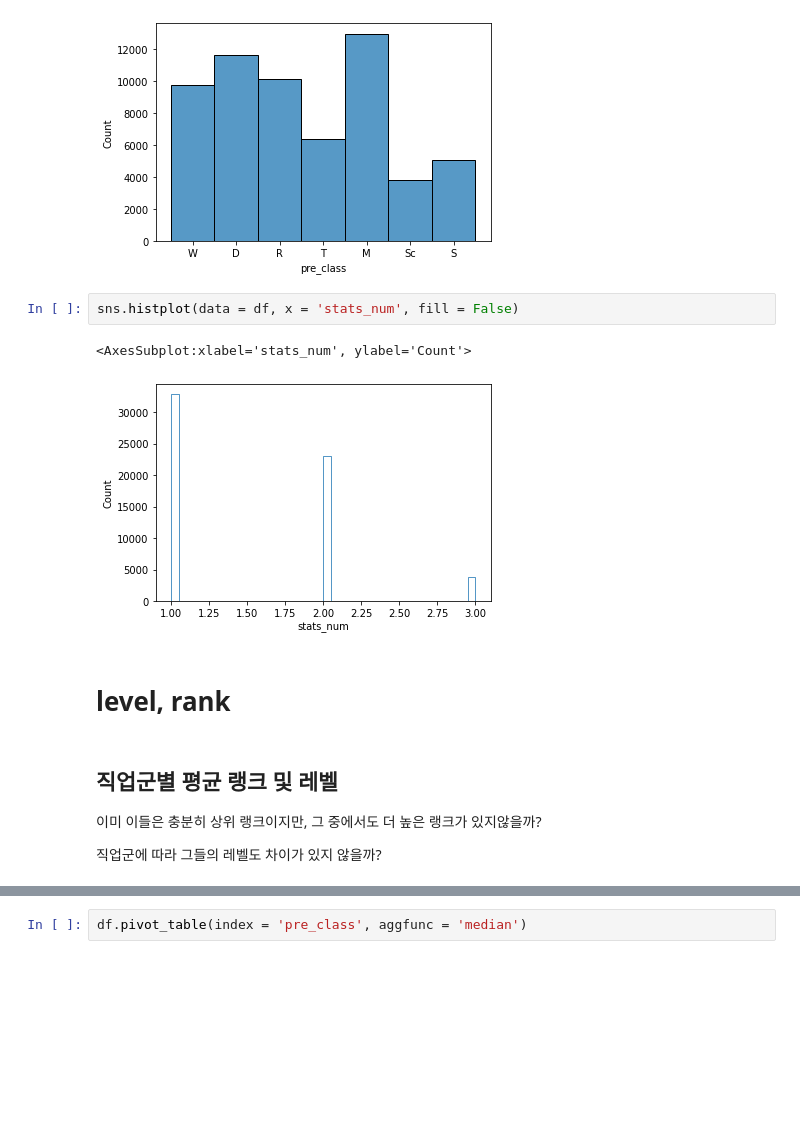
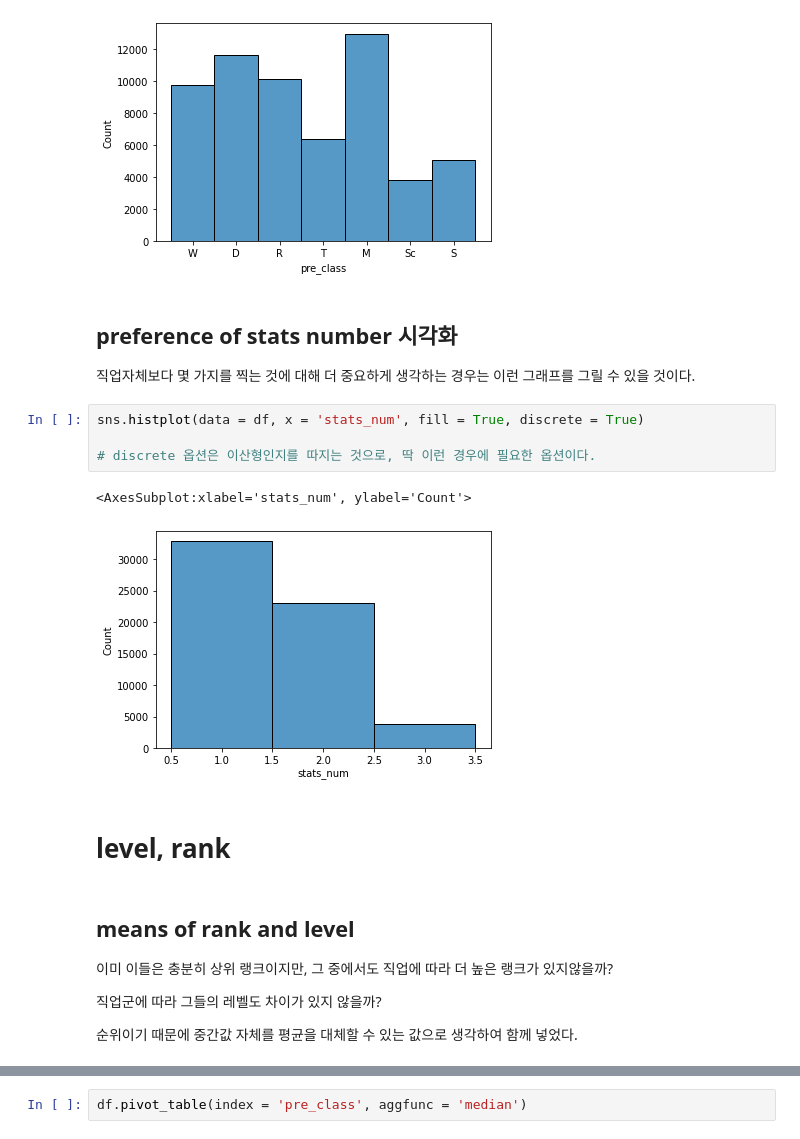
Before and after one commit to Angela-Park-JE/TIL_ver1, a Jupyter notebook: ToyPJT-POE_user/poe_stats_4_EDA_byclass.ipynb, the cells around one changed output, grey strips where cells are left out. Saved outputs shown, nothing was run; the diff lists cells and outputs as text; blank space fills up the shorter version.

```diff
--- a/ToyPJT-POE_user/poe_stats_4_EDA_byclass.ipynb
+++ b/ToyPJT-POE_user/poe_stats_4_EDA_byclass.ipynb
@@ -366,17 +368,25 @@ sns.histplot(data=df, x = 'pre_class')
 # %% [output]
 <AxesSubplot:xlabel='pre_class', ylabel='Count'>
 [figure]
+# %% [markdown]
+## preference of stats number 시각화
+
+직업자체보다 몇 가지를 찍는 것에 대해 더 중요하게 생각하는 경우는 이런 그래프를 그릴 수 있을 것이다.
 # %%
-sns.histplot(data = df, x = 'stats_num', fill = False)
+sns.histplot(data = df, x = 'stats_num', fill = True, discrete = True)
+
+# discrete 옵션은 이산형인지를 따지는 것으로, 딱 이런 경우에 필요한 옵션이다.
 # %% [output]
 <AxesSubplot:xlabel='stats_num', ylabel='Count'>
-[figure, old version]
+[figure, new version]
 # %% [markdown]
 # level, rank
 # %% [markdown]
-## 직업군별 평균 랭크 및 레벨
+## means of rank and level
 
-이미 이들은 충분히 상위 랭크이지만, 그 중에서도 더 높은 랭크가 있지않을까?
+이미 이들은 충분히 상위 랭크이지만, 그 중에서도 직업에 따라 더 높은 랭크가 있지않을까?
 
 직업군에 따라 그들의 레벨도 차이가 있지 않을까?
+
+순위이기 때문에 중간값 자체를 평균을 대체할 수 있는 값으로 생각하여 함께 넣었다.
 # %%
```
Also changed, not shown: parts of 83 cells of this notebook.
